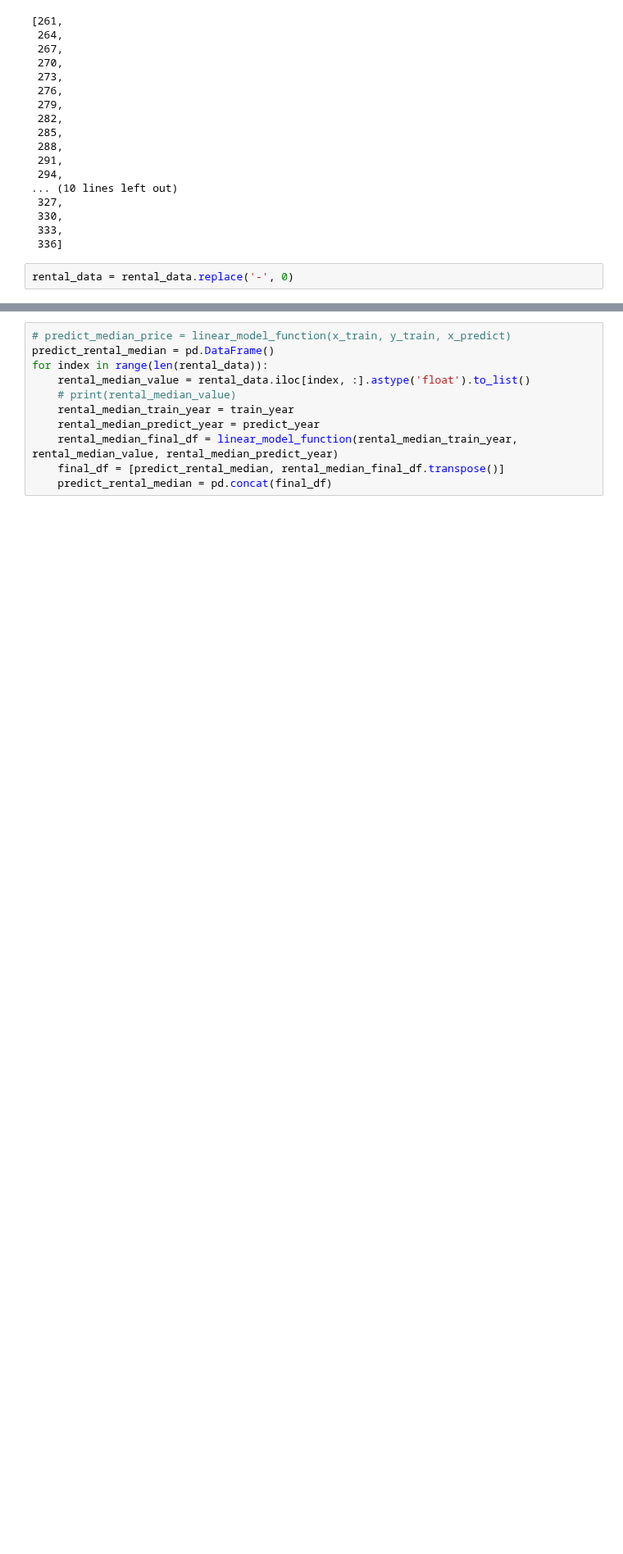
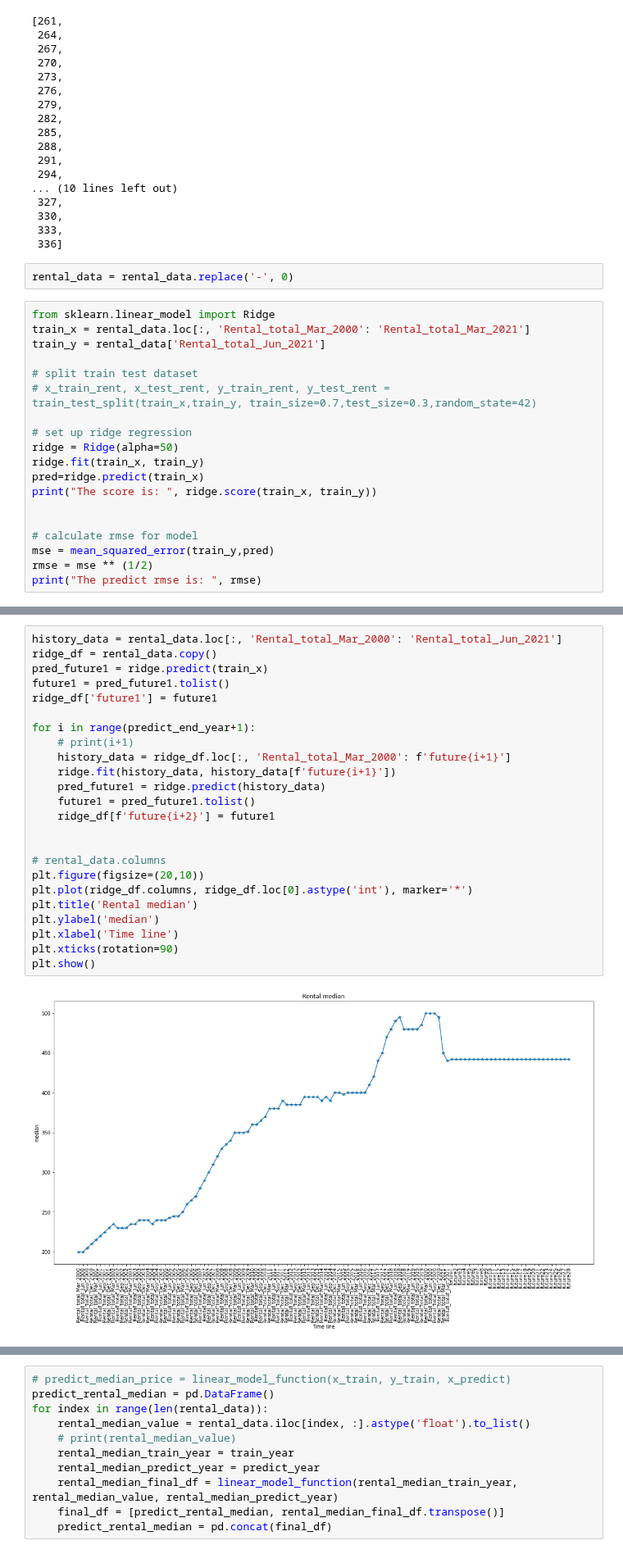
Before and after one commit to MAST30034-Applied-Data-Science/generic-real-estate-consulting-project-group-1-iron-data-man, a Jupyter notebook: notebooks/Modelling.ipynb, the cells around one changed output, grey strips where cells are left out. Shown at 82% size. Cells and saved outputs as stored; diff of their text form; blank space fills up the shorter version.

```diff
--- a/notebooks/Modelling.ipynb
+++ b/notebooks/Modelling.ipynb
@@ -1184,3 +1062,22 @@ predict_year
  336]
 # %%
 rental_data = rental_data.replace('-', 0)
+# %%
+from sklearn.linear_model import Ridge
+train_x = rental_data.loc[:, 'Rental_total_Mar_2000': 'Rental_total_Mar_2021']
+train_y = rental_data['Rental_total_Jun_2021']
+
+# split train test dataset
+# x_train_rent, x_test_rent, y_train_rent, y_test_rent = train_test_split(train_x,train_y, train_size=0.7,test_size=0.3,random_state=42)
+
+# set up ridge regression
+ridge = Ridge(alpha=50)
+ridge.fit(train_x, train_y)
+pred=ridge.predict(train_x)
+print("The score is: ", ridge.score(train_x, train_y))
+
+
+# calculate rmse for model
+mse = mean_squared_error(train_y,pred)
+rmse = mse ** (1/2)
+print("The predict rmse is: ", rmse)
@@ -1186,0 +1087,26 @@ rental_data = rental_data.replace('-', 0)
+# %%
+history_data = rental_data.loc[:, 'Rental_total_Mar_2000': 'Rental_total_Jun_2021']
+ridge_df = rental_data.copy()
+pred_future1 = ridge.predict(train_x)
+future1 = pred_future1.tolist()
+ridge_df['future1'] = future1
+
+for i in range(predict_end_year+1):
+    # print(i+1)
+    history_data = ridge_df.loc[:, 'Rental_total_Mar_2000': f'future{i+1}']
+    ridge.fit(history_data, history_data[f'future{i+1}'])
+    pred_future1 = ridge.predict(history_data)
+    future1 = pred_future1.tolist()
+    ridge_df[f'future{i+2}'] = future1
+
+
+# rental_data.columns
+plt.figure(figsize=(20,10))
+plt.plot(ridge_df.columns, ridge_df.loc[0].astype('int'), marker='*')
+plt.title('Rental median')
+plt.ylabel('median')
+plt.xlabel('Time line')
+plt.xticks(rotation=90)
+plt.show()
+# %% [output]
+[figure, added]
```
Also changed, not shown: parts of 13 cells of this notebook.
